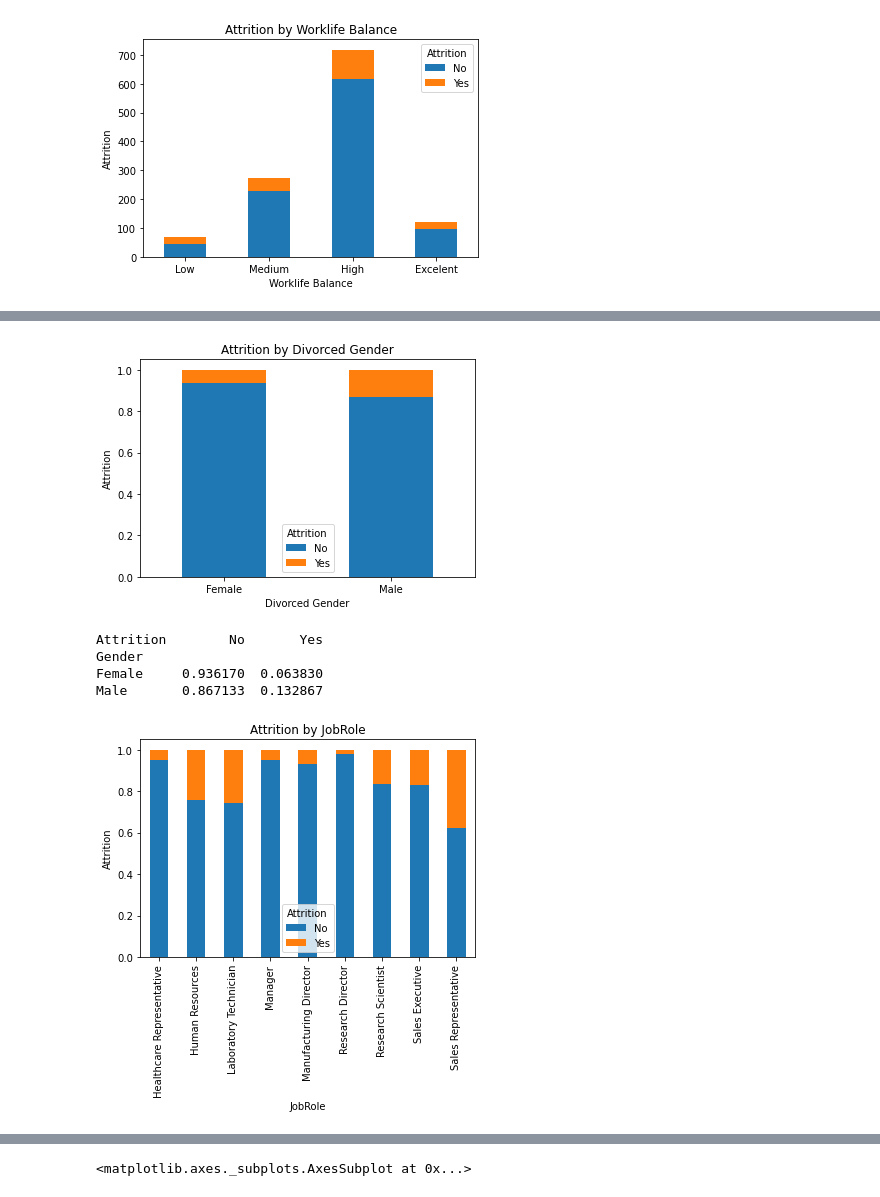
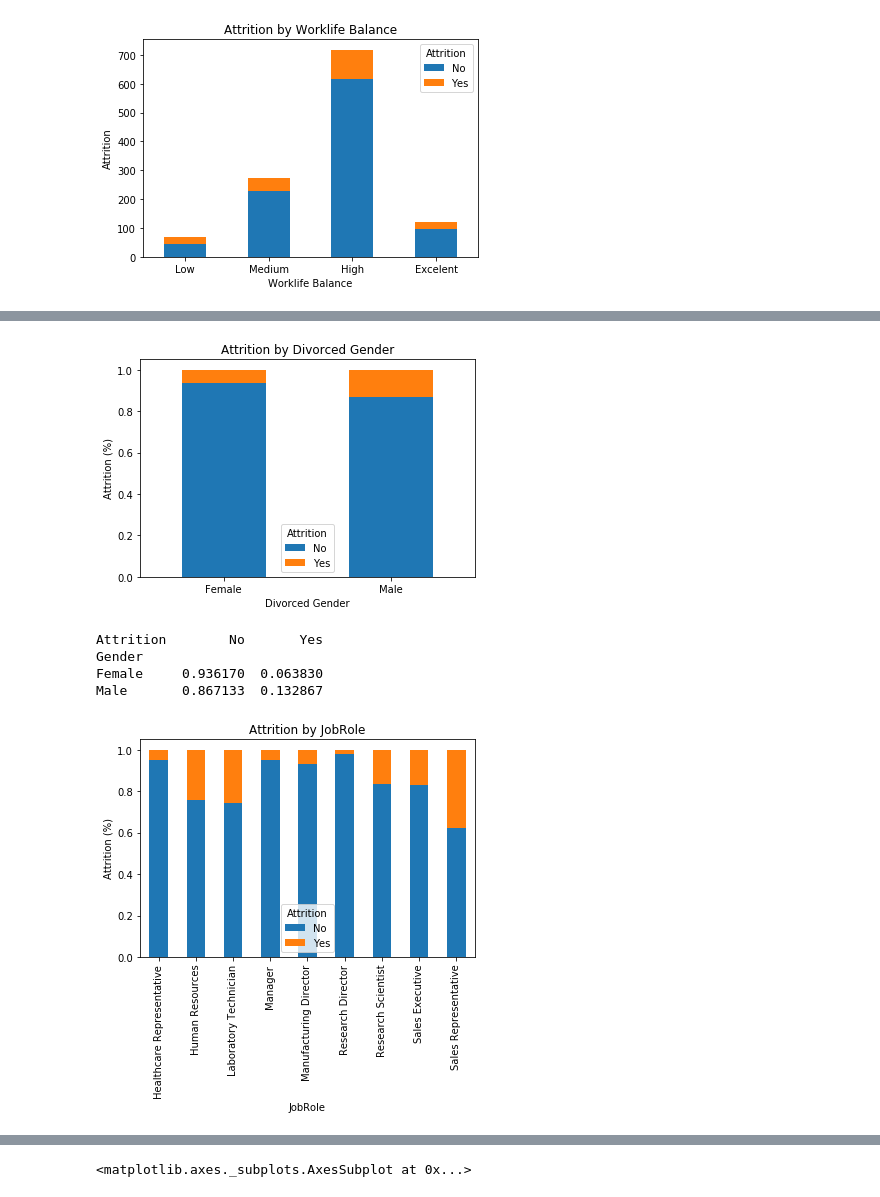
Before and after one commit to samucucchi/DataMining-1, a Jupyter notebook: DataUnderstanding-attrition.ipynb, the cells around one changed output, grey strips where cells are left out. Saved outputs shown, nothing was run; the diff lists cells and outputs as text; code cells hidden in the pictures.

```diff
--- a/DataUnderstanding-attrition.ipynb
+++ b/DataUnderstanding-attrition.ipynb
@@ -452,12 +469,12 @@ pclass_xt = pd.crosstab(df[df['MaritalStatus']=='Divorced'][attr], df['Attrition
 pclass_xt_pct = pclass_xt.div(pclass_xt.sum(1).astype(float), axis=0)
 pclass_xt_pct.plot(kind='bar', stacked=True,title="Attrition by Divorced "+attr,rot=0)
 plt.xlabel('Divorced Gender')
-plt.ylabel('Attrition')
+plt.ylabel('Attrition (%)')
 plt.show()
 
 print(pclass_xt_pct)
 # %% [output]
-[figure, old version]
+[figure, new version]
 Attrition        No       Yes
 Gender
 Female     0.936170  0.063830
@@ -465,14 +482,14 @@ Male       0.867133  0.132867
 # %%
 #Jobrole crossx Attrition bar chart normalized
 attr='JobRole'
 pclass_xt = pd.crosstab(df[attr], df['Attrition'])
 pclass_xt_pct = pclass_xt.div(pclass_xt.sum(1).astype(float), axis=0)
 pclass_xt_pct.plot(kind='bar', stacked=True,title="Attrition by JobRole",rot=90)
 plt.xlabel('JobRole')
-plt.ylabel('Attrition')
+plt.ylabel('Attrition (%)')
 plt.show()
 # %% [output]
-[figure, old version]
+[figure, new version]
 # %%
 #Gender crossx Attrition bar chart normalized
 attr='Gender'
```
Also changed, not shown: parts of 23 cells of this notebook, 25 other files.
